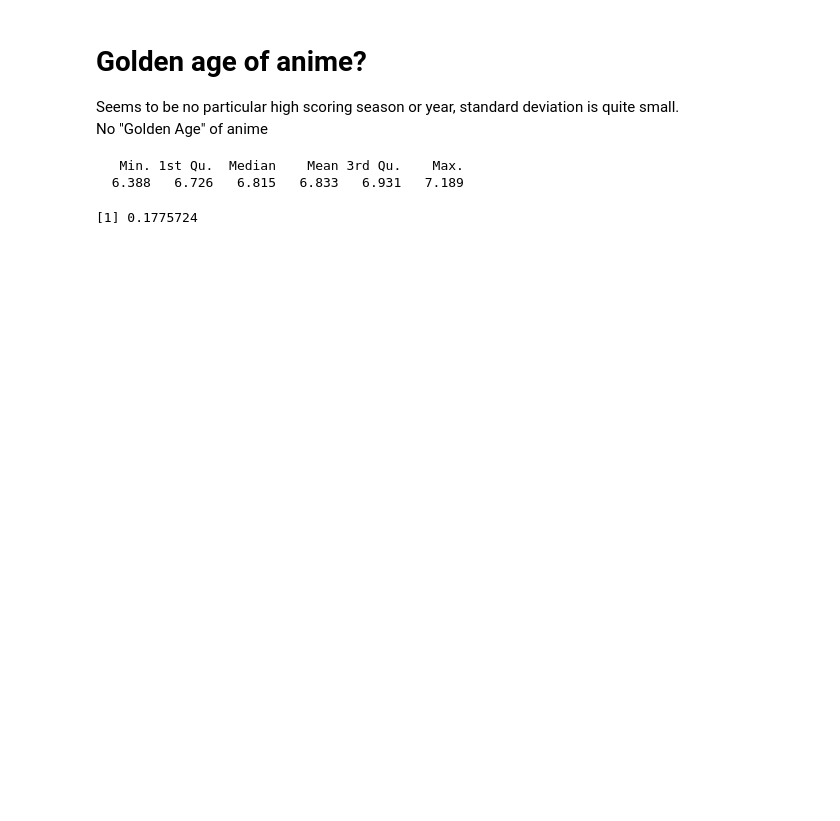
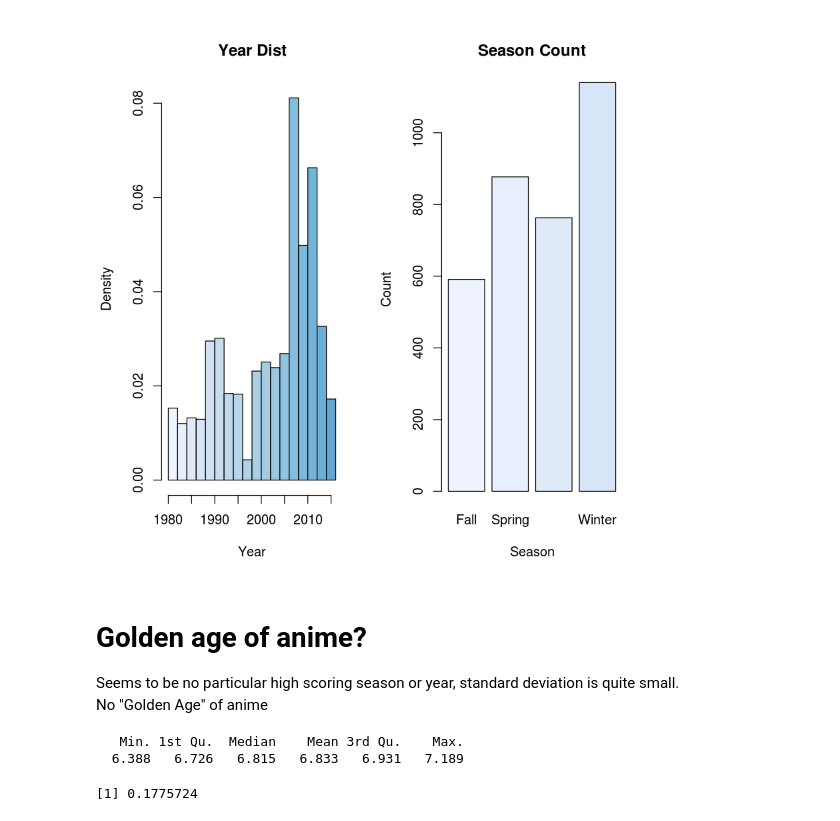
Before and after one commit to CalebWelch/anime_scores, a Jupyter notebook: Ranalysis.ipynb, the cells around one changed output. Cells and saved outputs as stored; diff of their text form; code cells hidden in the pictures; blank space fills up the shorter version.

```diff
--- a/Ranalysis.ipynb
+++ b/Ranalysis.ipynb
@@ -30,3 +30,10 @@ Warning message in eval(expr, envir, enclos):
+# %%
+cols <- colorRampPalette(brewer.pal(7,"Blues"))(length(unique(df$Year)))
+par(mfrow = c(1,2))
+hist(df$Year,main = 'Year Dist',xlab = 'Year', freq = F,col = cols)
+barplot(table(df$Season), main='Season Count',xlab = 'Season',ylab='Count', col=cols)
+# %% [output]
+[figure, added]
 # %% [markdown]
 <h1>Golden age of anime?</h1>
 Seems to be no particular high scoring season or year, standard deviation is quite small.
```
Also changed, not shown: parts of 11 cells of this notebook, 7 other files.
